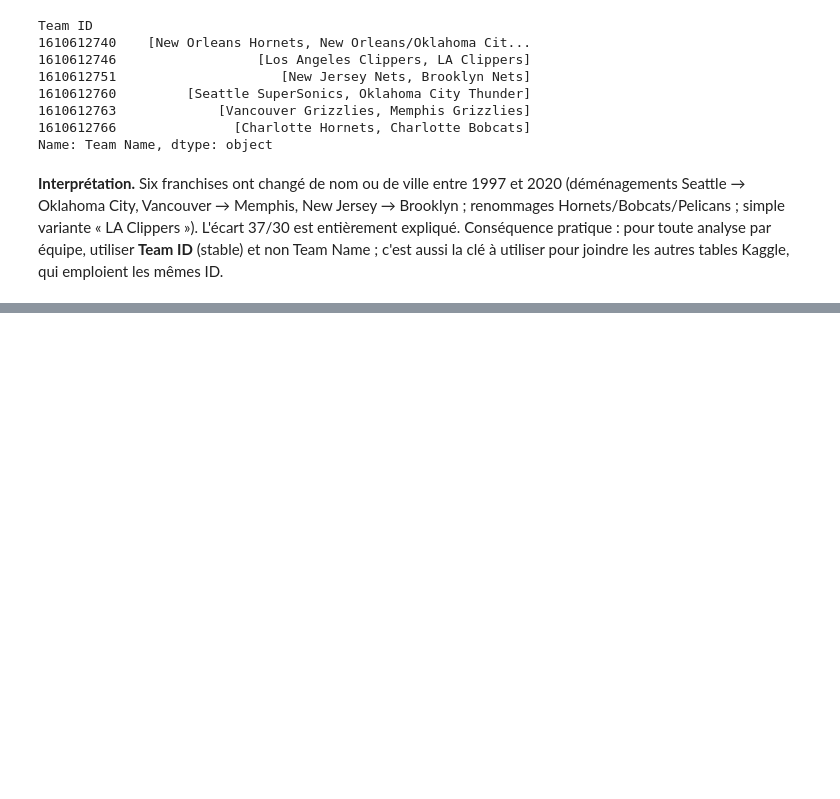
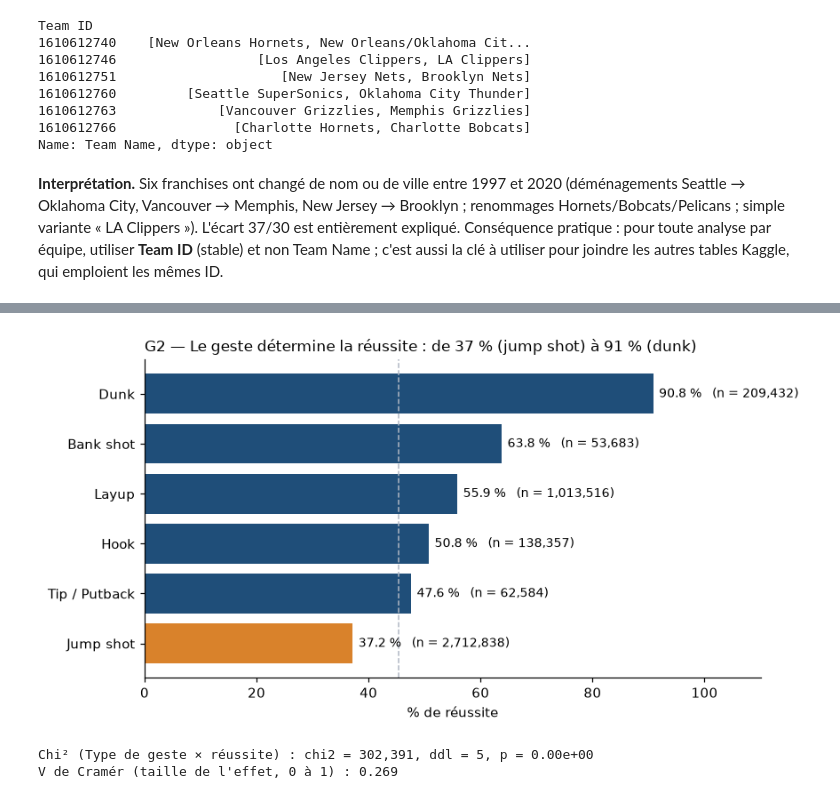
Before and after one commit to julestristan/nba-shot-analysis, a Jupyter notebook: src/EDA.ipynb, the cells around one changed output, grey strips where cells are left out. Saved outputs shown, nothing was run; the diff lists cells and outputs as text; code cells hidden in the pictures; blank space fills up the shorter version.

```diff
--- a/src/EDA.ipynb
+++ b/src/EDA.ipynb
@@ -207,0 +310,34 @@ Name: Team Name, dtype: object
+# %%
+def type_geste(a):
+    """Ramène les 70 libellés 'Action Type' au geste de base (6 catégories)."""
+    a = a.lower()
+    if "dunk" in a: return "Dunk"
+    if "layup" in a or "finger roll" in a: return "Layup"
+    if "hook" in a: return "Hook"
+    if "tip" in a or "putback" in a: return "Tip / Putback"
+    if "bank" in a: return "Bank shot"
+    return "Jump shot"          # jump, fadeaway, turnaround, step back, pullup, floating…
+d["Type de geste"] = d["Action Type"].map(type_geste)
+
+g2 = d.groupby("Type de geste")["Shot Made Flag"].agg(nb_tirs="count", pct="mean").sort_values("pct")
+g2["pct"] = g2["pct"] * 100
+
+fig, ax = plt.subplots(figsize=(8, 4.2))
+bars = ax.barh(g2.index, g2["pct"], color=[ORANGE if i == "Jump shot" else BLEU for i in g2.index])
+for bar, n, p_ in zip(bars, g2["nb_tirs"], g2["pct"]):
+    ax.text(p_ + 1, bar.get_y() + bar.get_height()/2, f"{p_:.1f} %   (n = {n:,})", va="center", fontsize=9)
+ax.set_xlim(0, 110); ax.set_xlabel("% de réussite")
+ax.axvline(d["Shot Made Flag"].mean()*100, color=GRIS, ls="--", lw=1)      # moyenne ligue
+plt.title("G2 — Le geste détermine la réussite : de 37 % (jump shot) à 91 % (dunk)", loc="left", fontsize=11)
+plt.tight_layout();
+plt.savefig("../output/figures/G2_geste.png", dpi=150, bbox_inches="tight")
+plt.show()
+
+ct2 = pd.crosstab(d["Type de geste"], d["Shot Made Flag"])
+chi2, p, dof, _ = stats.chi2_contingency(ct2)
+print(f"Chi² (Type de geste × réussite) : chi2 = {chi2:,.0f}, ddl = {dof}, p = {p:.2e}")
+print(f"V de Cramér (taille de l'effet, 0 à 1) : {np.sqrt(chi2 / len(d)):.3f}")
+# %% [output]
+[figure, added]
+Chi² (Type de geste × réussite) : chi2 = 302,391, ddl = 5, p = 0.00e+00
+V de Cramér (taille de l'effet, 0 à 1) : 0.269
```
Also changed, not shown: parts of 26 cells of this notebook, 6 other files.
